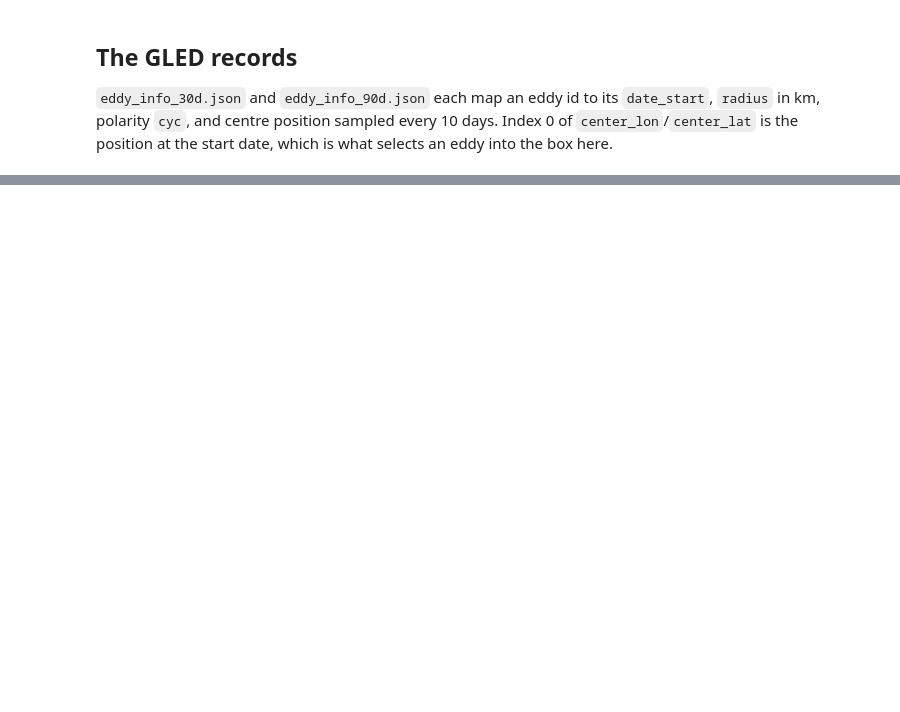
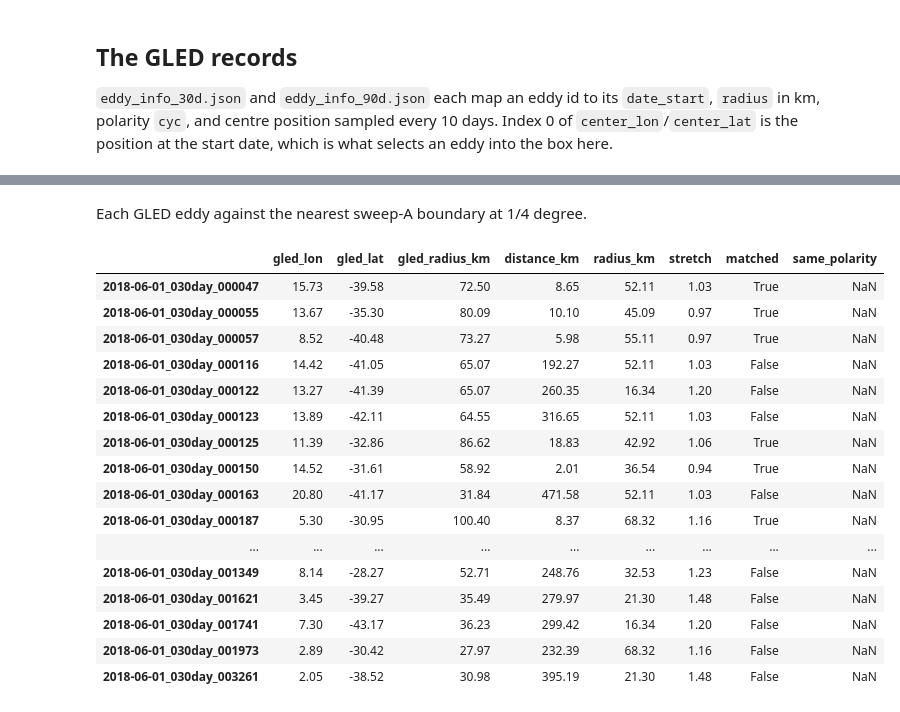
Before and after one commit to geomar-od-lagrange/lcs_parcels, a Jupyter notebook: examples/cape_cauldron_gled.ipynb, the cells around one changed output, grey strips where cells are left out. Cells and saved outputs as stored; diff of their text form; code cells hidden in the pictures; blank space fills up the shorter version.

```diff
--- a/examples/cape_cauldron_gled.ipynb
+++ b/examples/cape_cauldron_gled.ipynb
@@ -135,11 +124,8 @@ time, which is the time the Cauchy-Green fields below refer to.
 # %%
 t0 = np.datetime64("2018-06-01")
 T = np.timedelta64(30, "D")
-resolution_deg = 1 / 25
-seed_lon, seed_lat = (2.0, 22.0), (-44.0, -28.0)
-
-lon_axis = np.arange(seed_lon[0], seed_lon[1] + 1e-9, resolution_deg)
-lat_axis = np.arange(seed_lat[0], seed_lat[1] + 1e-9, resolution_deg)
+lon_axis = np.arange(2.0, 22.0 + 1e-9, 1 / 25)
+lat_axis = np.arange(-44.0, -28.0 + 1e-9, 1 / 25)
 seed = NeighborSeedGrid.from_axes(lon=lon_axis, lat=lat_axis)
 seed
 # %% [output]
@@ -981,14 +230,0 @@ orbit centre falls inside the GLED radius.
-# %%
-def nearest(*, lon_from, lat_from, lon_to, lat_to):
-    """Index of and distance in metres to the nearest of the target points."""
-    if len(lon_to) == 0:
-        return None, np.nan
-    dx, dy = _separation_m(
-        lon_a=lon_from,
-        lat_a=lat_from,
-        lon_b=np.asarray(lon_to),
-        lat_b=np.asarray(lat_to),
-    )
-    distance = np.hypot(dx, dy)
-    k = int(np.argmin(distance))
-    return k, float(distance[k])
@@ -1229,0 +280,14 @@ plot_against_gled(
+# %%
+gled_30 = load_gled(
+    "data/gled/eddyinfo/eddy_info_30d.json",
+    date_start="2018-06-01",
+    lon_bounds=(2.0, 22.0),
+    lat_bounds=(-44.0, -28.0),
+)
+gled_90 = load_gled(
+    "data/gled/eddyinfo/eddy_info_90d.json",
+    date_start="2018-06-01",
+    lon_bounds=(2.0, 22.0),
+    lat_bounds=(-44.0, -28.0),
+)
+gled_30
@@ -1229,0 +443,22 @@ plot_against_gled(
+# %% [markdown]
+Each GLED eddy against the nearest sweep-A boundary at 1/4 degree.
+# %%
+match_to_gled(eddies_a_quarter, gled=gled_30).round(2)
+# %% [output]
+|  | gled_lon | gled_lat | gled_radius_km | distance_km | radius_km | stretch | matched | same_polarity |
+| 2018-06-01_030day_000047 | 15.73 | -39.58 | 72.50 | 8.65 | 52.11 | 1.03 | True | NaN |
+| 2018-06-01_030day_000055 | 13.67 | -35.30 | 80.09 | 10.10 | 45.09 | 0.97 | True | NaN |
+| 2018-06-01_030day_000057 | 8.52 | -40.48 | 73.27 | 5.98 | 55.11 | 0.97 | True | NaN |
+| 2018-06-01_030day_000116 | 14.42 | -41.05 | 65.07 | 192.27 | 52.11 | 1.03 | False | NaN |
+| 2018-06-01_030day_000122 | 13.27 | -41.39 | 65.07 | 260.35 | 16.34 | 1.20 | False | NaN |
+| 2018-06-01_030day_000123 | 13.89 | -42.11 | 64.55 | 316.65 | 52.11 | 1.03 | False | NaN |
+| 2018-06-01_030day_000125 | 11.39 | -32.86 | 86.62 | 18.83 | 42.92 | 1.06 | True | NaN |
+| 2018-06-01_030day_000150 | 14.52 | -31.61 | 58.92 | 2.01 | 36.54 | 0.94 | True | NaN |
+| 2018-06-01_030day_000163 | 20.80 | -41.17 | 31.84 | 471.58 | 52.11 | 1.03 | False | NaN |
+| 2018-06-01_030day_000187 | 5.30 | -30.95 | 100.40 | 8.37 | 68.32 | 1.16 | True | NaN |
+| ... | ... | ... | ... | ... | ... | ... | ... | ... |
+| 2018-06-01_030day_001349 | 8.14 | -28.27 | 52.71 | 248.76 | 32.53 | 1.23 | False | NaN |
+| 2018-06-01_030day_001621 | 3.45 | -39.27 | 35.49 | 279.97 | 21.30 | 1.48 | False | NaN |
+| 2018-06-01_030day_001741 | 7.30 | -43.17 | 36.23 | 299.42 | 16.34 | 1.20 | False | NaN |
+| 2018-06-01_030day_001973 | 2.89 | -30.42 | 27.97 | 232.39 | 68.32 | 1.16 | False | NaN |
+| 2018-06-01_030day_003261 | 2.05 | -38.52 | 30.98 | 395.19 | 21.30 | 1.48 | False | NaN |
```
Also changed, not shown: parts of 82 cells of this notebook, 14 other files.
